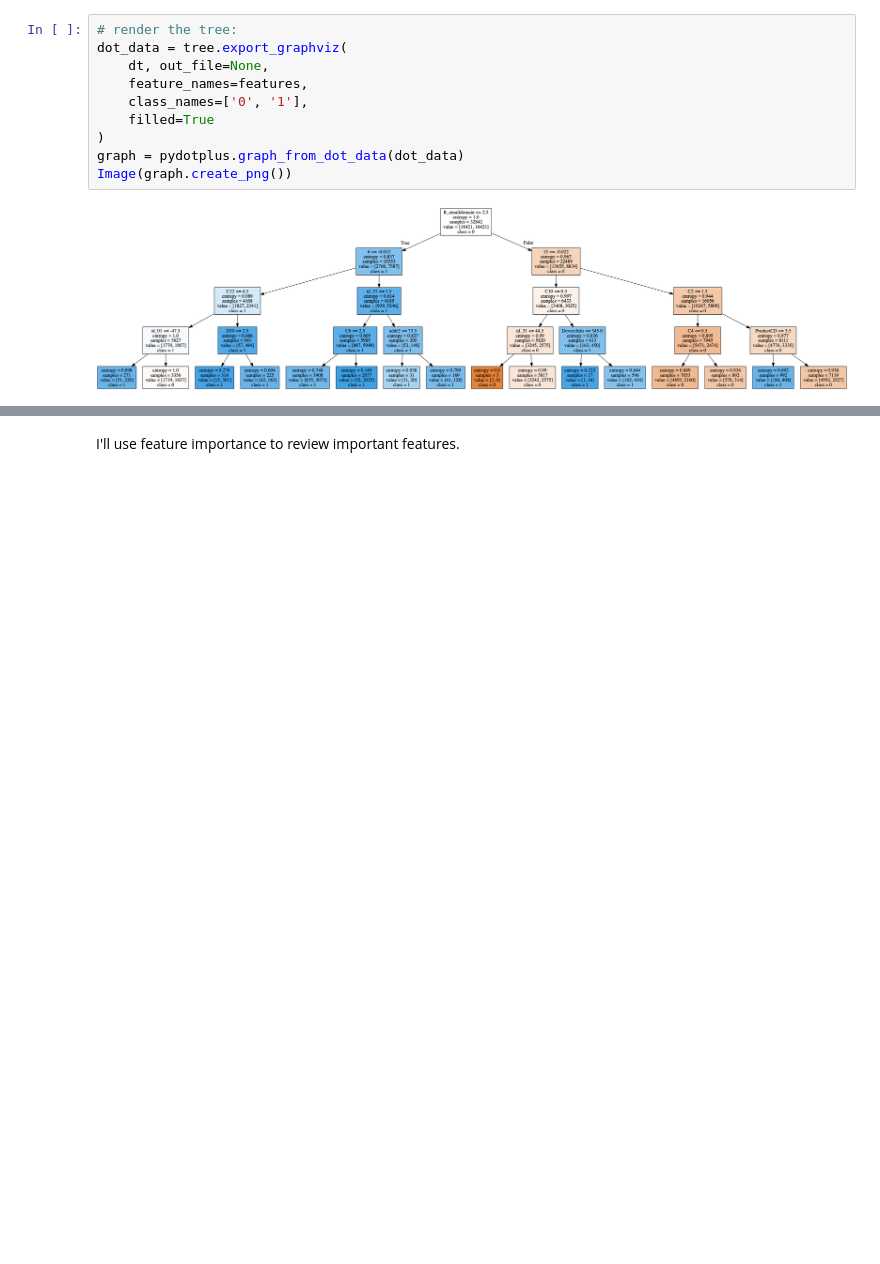
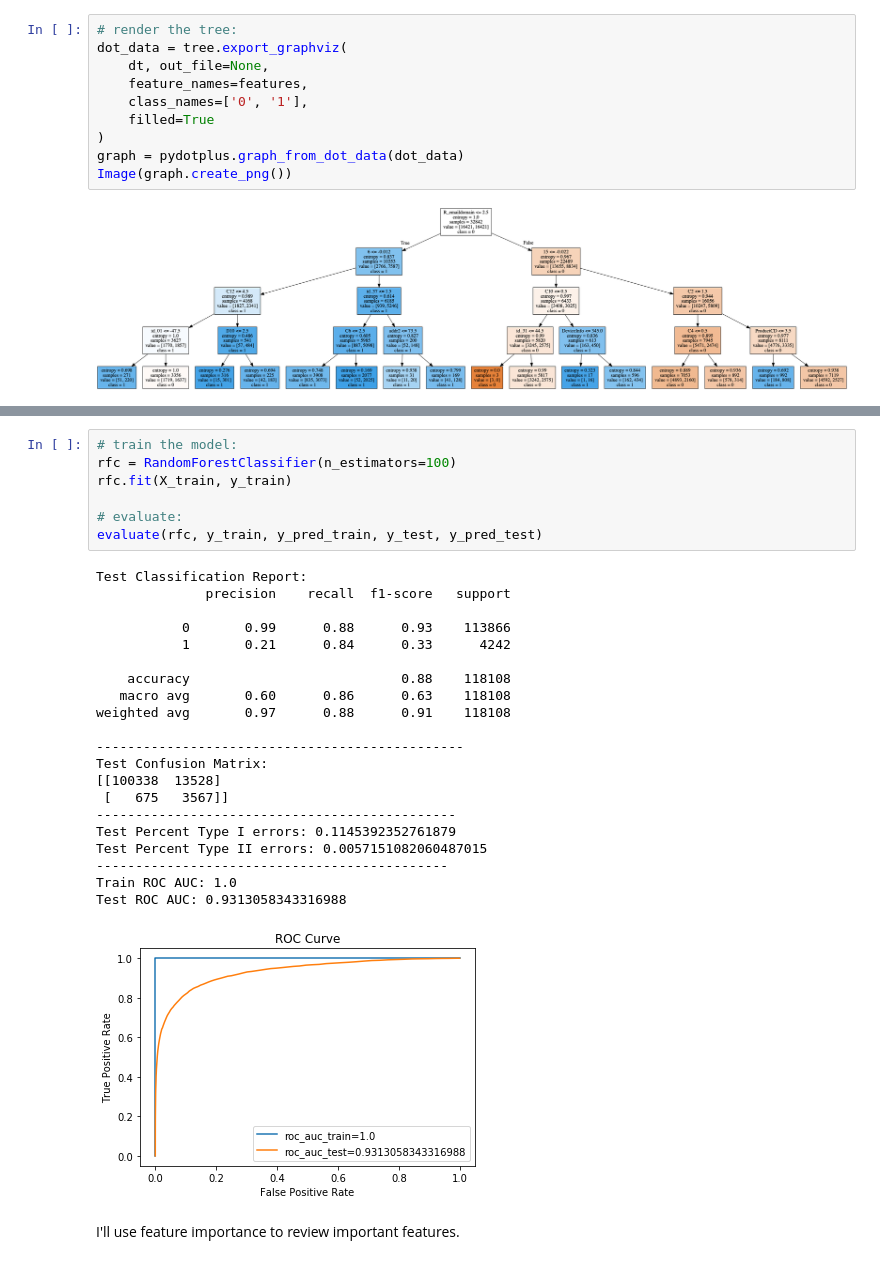
Before and after one commit to anikoloff/fraud_detection, a Jupyter notebook: fraud_detection.ipynb, the cells around one changed output, grey strips where cells are left out. Saved outputs shown, nothing was run; the diff lists cells and outputs as text; blank space fills up the shorter version.

```diff
--- a/fraud_detection.ipynb
+++ b/fraud_detection.ipynb
@@ -979,3 +922,32 @@ ROC AUC: 0.9315960896507938
+# %%
+# train the model:
+rfc = RandomForestClassifier(n_estimators=100)
+rfc.fit(X_train, y_train)
+
+# evaluate:
+evaluate(rfc, y_train, y_pred_train, y_test, y_pred_test)
+# %% [output]
+Test Classification Report:
+              precision    recall  f1-score   support
+
+           0       0.99      0.88      0.93    113866
+           1       0.21      0.84      0.33      4242
+
+    accuracy                           0.88    118108
+   macro avg       0.60      0.86      0.63    118108
+weighted avg       0.97      0.88      0.91    118108
+
+-----------------------------------------------
+Test Confusion Matrix:
+[[100338  13528]
+ [   675   3567]]
+----------------------------------------------
+Test Percent Type I errors: 0.1145392352761879
+Test Percent Type II errors: 0.0057151082060487015
+---------------------------------------------
+Train ROC AUC: 1.0
+Test ROC AUC: 0.9313058343316988
+[figure, added]
 # %% [markdown]
 I'll use feature importance to review important features.
 # %%
```
Also changed, not shown: parts of 35 cells of this notebook, 2 other files.
